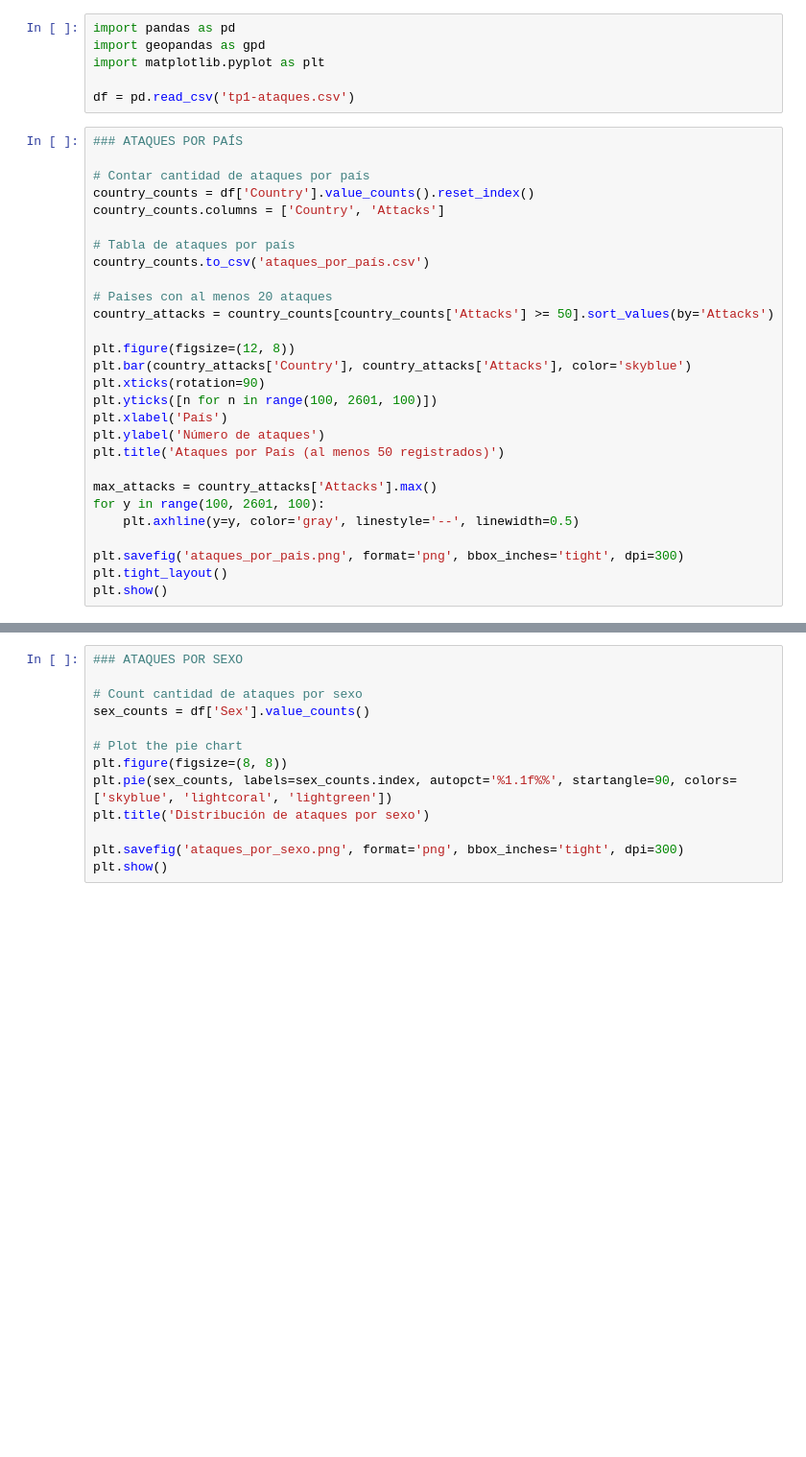
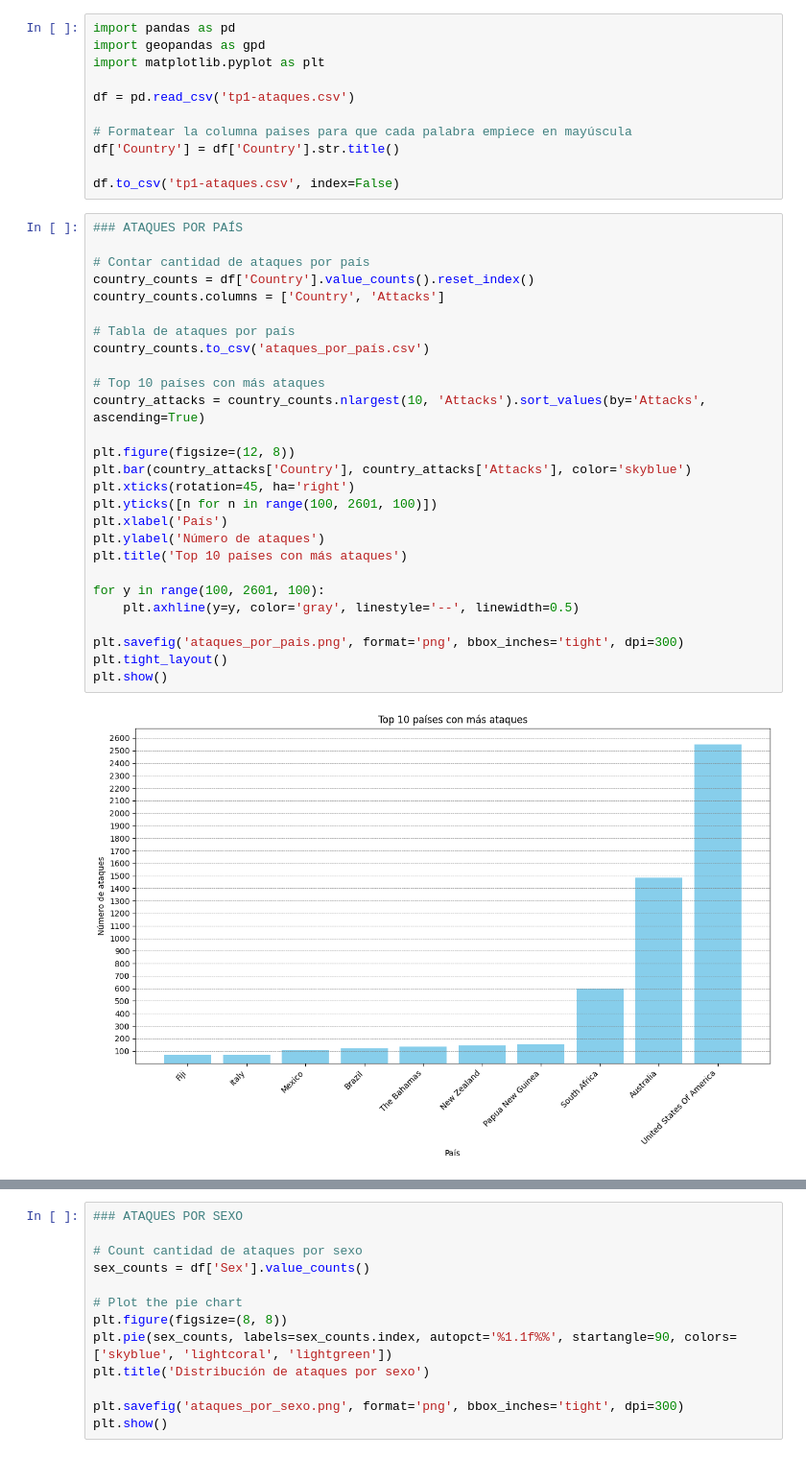
Before and after one commit to guidorc/tp1-tiburones, a Jupyter notebook: notebook/tp1-ataques-analisis.ipynb, the cells around one changed output, grey strips where cells are left out. Shown at 96% size. Drawn from its saved outputs; the diff is of its cells as text; blank space fills up the shorter version.

```diff
--- a/notebook/tp1-ataques-analisis.ipynb
+++ b/notebook/tp1-ataques-analisis.ipynb
@@ -4,31 +4,37 @@ import geopandas as gpd
 import matplotlib.pyplot as plt
 
 df = pd.read_csv('tp1-ataques.csv')
+
+# Formatear la columna paises para que cada palabra empiece en mayúscula
+df['Country'] = df['Country'].str.title()
+
+df.to_csv('tp1-ataques.csv', index=False)
 # %%
 ### ATAQUES POR PAÍS
 
 # Contar cantidad de ataques por país
 country_counts = df['Country'].value_counts().reset_index()
 country_counts.columns = ['Country', 'Attacks']
 
 # Tabla de ataques por país
 country_counts.to_csv('ataques_por_país.csv')
 
-# Paises con al menos 20 ataques
-country_attacks = country_counts[country_counts['Attacks'] >= 50].sort_values(by='Attacks')
+# Top 10 países con más ataques
+country_attacks = country_counts.nlargest(10, 'Attacks').sort_values(by='Attacks', ascending=True)
 
 plt.figure(figsize=(12, 8))
 plt.bar(country_attacks['Country'], country_attacks['Attacks'], color='skyblue')
-plt.xticks(rotation=90)
+plt.xticks(rotation=45, ha='right')
 plt.yticks([n for n in range(100, 2601, 100)])
 plt.xlabel('País')
 plt.ylabel('Número de ataques')
-plt.title('Ataques por País (al menos 50 registrados)')
+plt.title('Top 10 países con más ataques')
 
-max_attacks = country_attacks['Attacks'].max()
 for y in range(100, 2601, 100):
     plt.axhline(y=y, color='gray', linestyle='--', linewidth=0.5)
 
 plt.savefig('ataques_por_pais.png', format='png', bbox_inches='tight', dpi=300)
 plt.tight_layout()
 plt.show()
+# %% [output]
+[figure, added]
```
Also changed, not shown: parts of 5 cells of this notebook, 27 other files.
